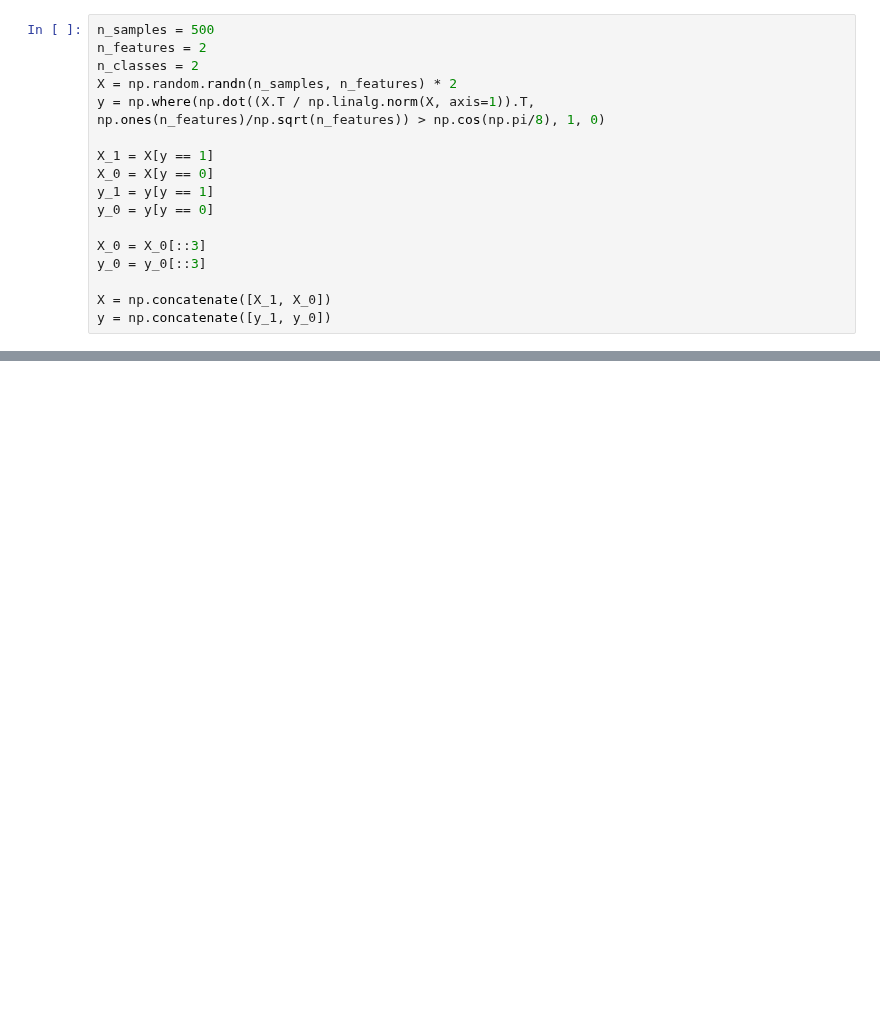
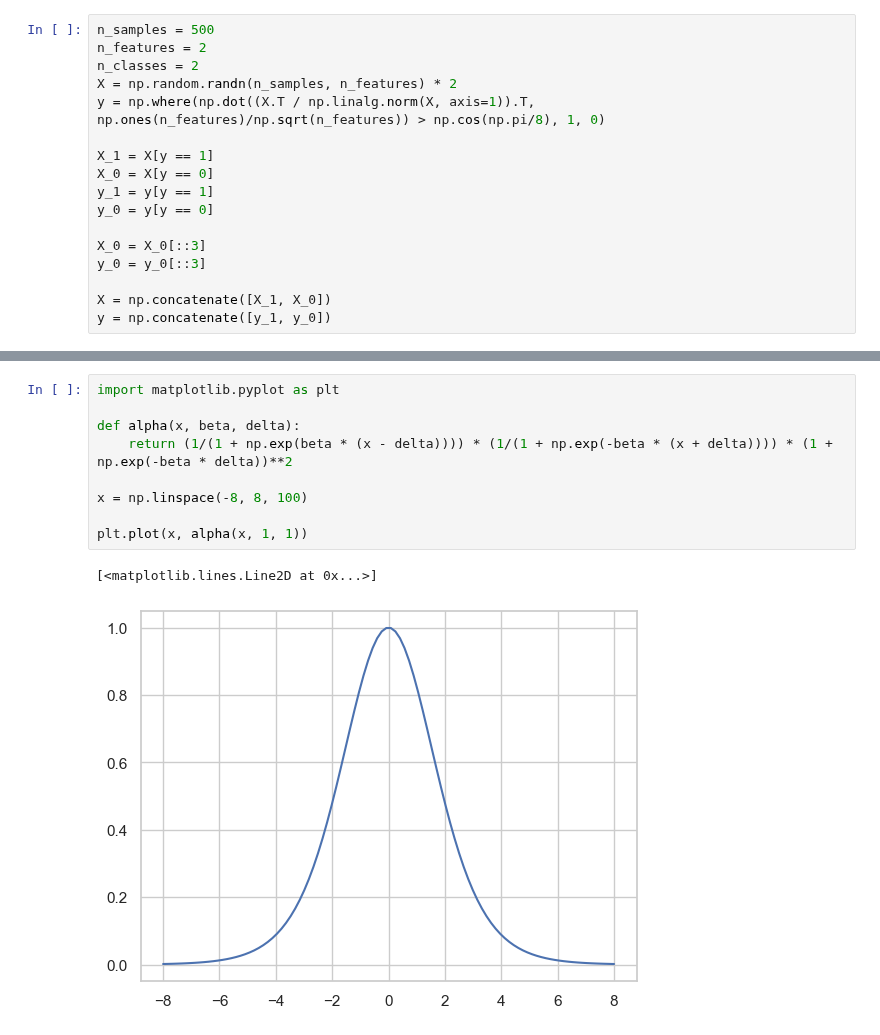
Before and after one commit to TimBerti/ssvep-cvd, a Jupyter notebook: notebooks/generalized_cone_kernel.ipynb, the cells around one changed output, grey strips where cells are left out. Saved outputs shown, nothing was run; the diff lists cells and outputs as text; blank space fills up the shorter version.

```diff
--- a/notebooks/generalized_cone_kernel.ipynb
+++ b/notebooks/generalized_cone_kernel.ipynb
@@ -102,0 +112,12 @@ scatter = disp.ax_.scatter(X_shifted[::2, 0], X_shifted[::2, 1], c=y[::2], edgec
+# %%
+import matplotlib.pyplot as plt
+
+def alpha(x, beta, delta):
+    return (1/(1 + np.exp(beta * (x - delta)))) * (1/(1 + np.exp(-beta * (x + delta)))) * (1 + np.exp(-beta * delta))**2
+
+x = np.linspace(-8, 8, 100)
+
+plt.plot(x, alpha(x, 1, 1))
+# %% [output]
+[<matplotlib.lines.Line2D at 0x...>]
+[figure, added]
```
Also changed, not shown: parts of 7 cells of this notebook, 1 other file.
